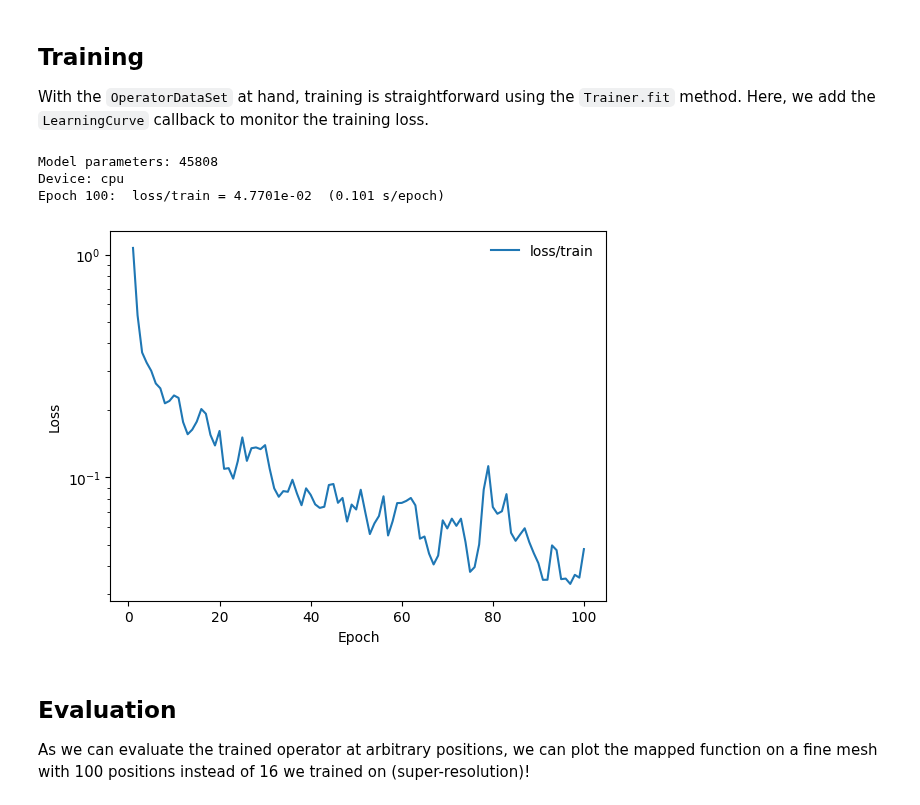
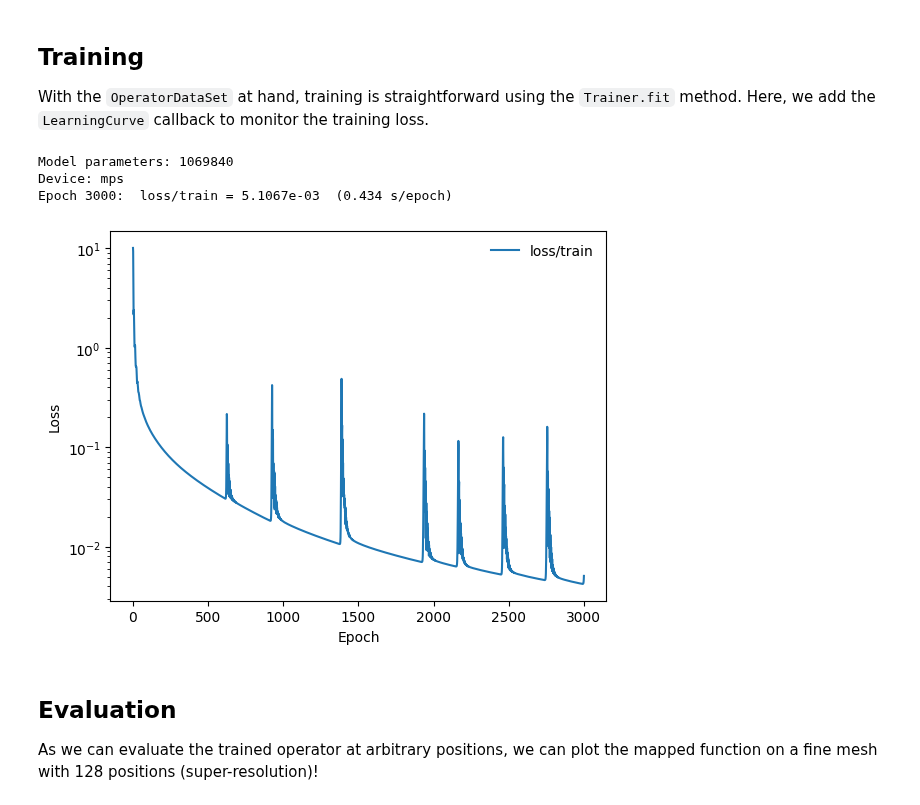
Before and after one commit to aai-institute/continuiti, a Jupyter notebook: examples/superresolution.ipynb, the cells around one changed output. Drawn from its saved outputs; the diff is of its cells as text; code cells hidden in the pictures.

```diff
--- a/examples/superresolution.ipynb
+++ b/examples/superresolution.ipynb
@@ -79,25 +72,26 @@ dataset = SelfSupervisedOperatorDataset(flame.x, flame.u)
 
 We define a `DeepONet` to map the low-resolution data to a continuous function.
 # %%
-operator = DeepONet(shapes=dataset.shapes, trunk_depth=32)
+operator = DeepONet(shapes=flame.shapes, trunk_width=128, trunk_depth=64)
 # %% [markdown]
 ## Training
 
 With the `OperatorDataSet` at hand, training is straightforward using the `Trainer.fit` method.
 Here, we add the `LearningCurve` callback to monitor the training loss.
 # %%
+optimizer = torch.optim.Adam(operator.parameters(), lr=1e-4)
 callbacks = [PrintTrainingLoss(), LearningCurve()]
-trainer = Trainer(operator)
-trainer.fit(dataset, epochs=100, callbacks=callbacks)
+trainer = Trainer(operator, optimizer)
+trainer.fit(flame, epochs=3000, callbacks=callbacks)
 # %% [output]
-Model parameters: 45808
-Device: cpu
-Epoch 100:  loss/train = 4.7701e-02  (0.101 s/epoch)
+Model parameters: 1069840
+Device: mps
+Epoch 3000:  loss/train = 5.1067e-03  (0.434 s/epoch)
-[figure, old version]
+[figure, new version]
 # %% [markdown]
 ## Evaluation
 
 As we can evaluate the trained operator at arbitrary
 positions, we can plot the mapped function on a fine mesh
-with 100 positions instead of 16 we trained on (super-resolution)!
+with 128 positions (super-resolution)!
 # %%
```
Also changed, not shown: parts of 7 cells of this notebook.
